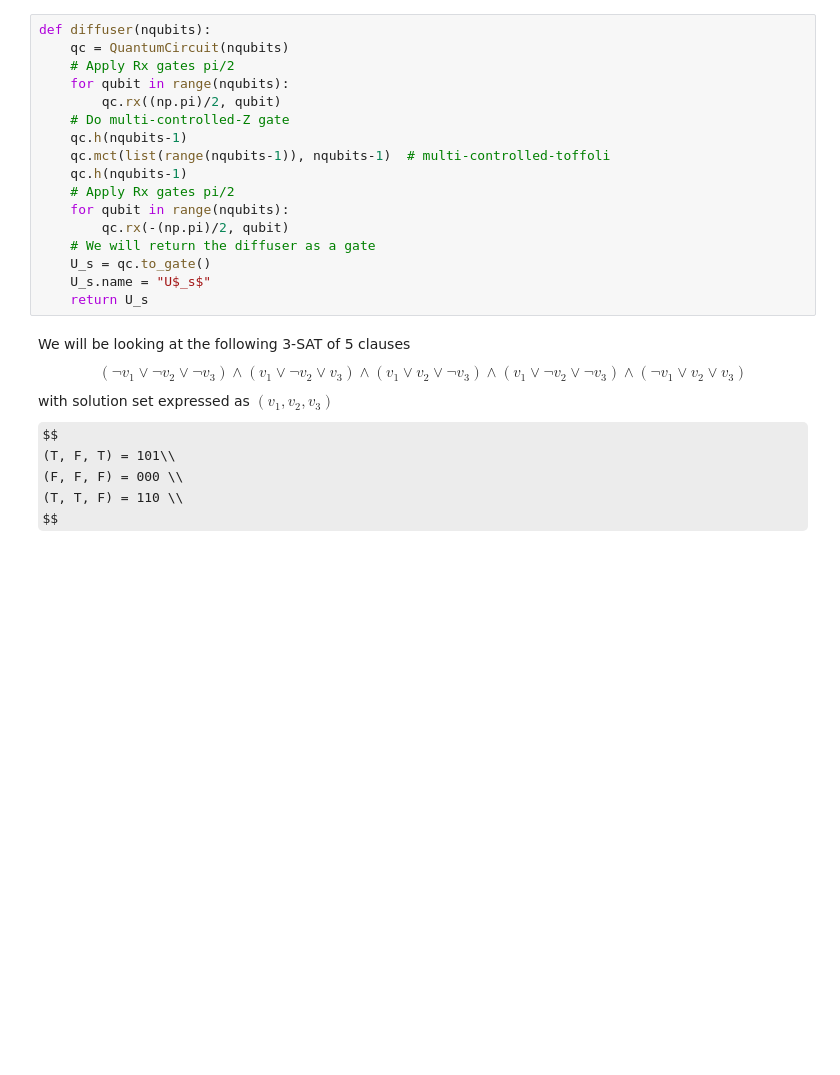
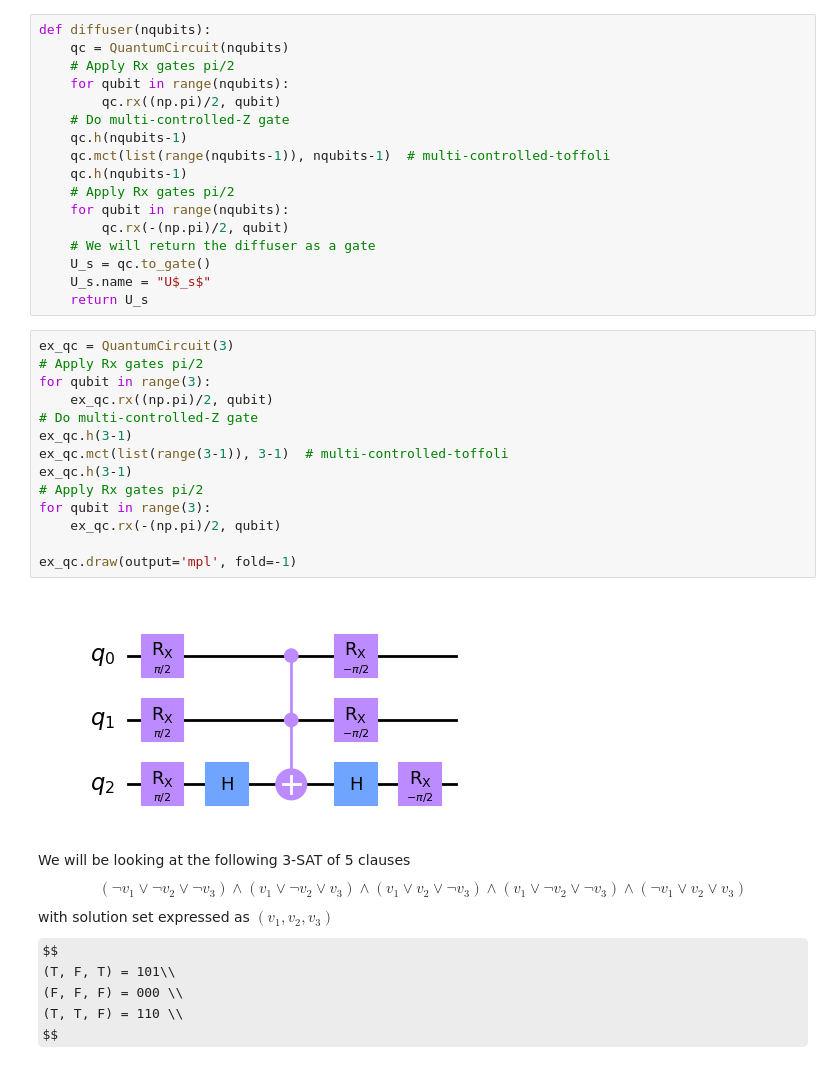
Before and after one commit to johnshizhu/591_Quantum_Project, a Jupyter notebook: 3sat_v2_optm.ipynb, the cells around one changed output. Cells and saved outputs as stored; diff of their text form; some formulas as TeX source; blank space fills up the shorter version.

Commit message:
added example diffuser circuit output for normal and optimized

```diff
--- a/3sat_v2_optm.ipynb
+++ b/3sat_v2_optm.ipynb
@@ -30,6 +30,22 @@ def diffuser(nqubits):
     U_s = qc.to_gate()
     U_s.name = "U$_s$"
     return U_s
+# %%
+ex_qc = QuantumCircuit(3)
+# Apply Rx gates pi/2
+for qubit in range(3):
+    ex_qc.rx((np.pi)/2, qubit)
+# Do multi-controlled-Z gate
+ex_qc.h(3-1)
+ex_qc.mct(list(range(3-1)), 3-1)  # multi-controlled-toffoli
+ex_qc.h(3-1)
+# Apply Rx gates pi/2
+for qubit in range(3):
+    ex_qc.rx(-(np.pi)/2, qubit)
+
+ex_qc.draw(output='mpl', fold=-1)
+# %% [output]
+[figure, added]
 # %% [markdown]
 We will be looking at the following 3-SAT of 5 clauses
 $$
```
Also changed, not shown: 1 other file.
